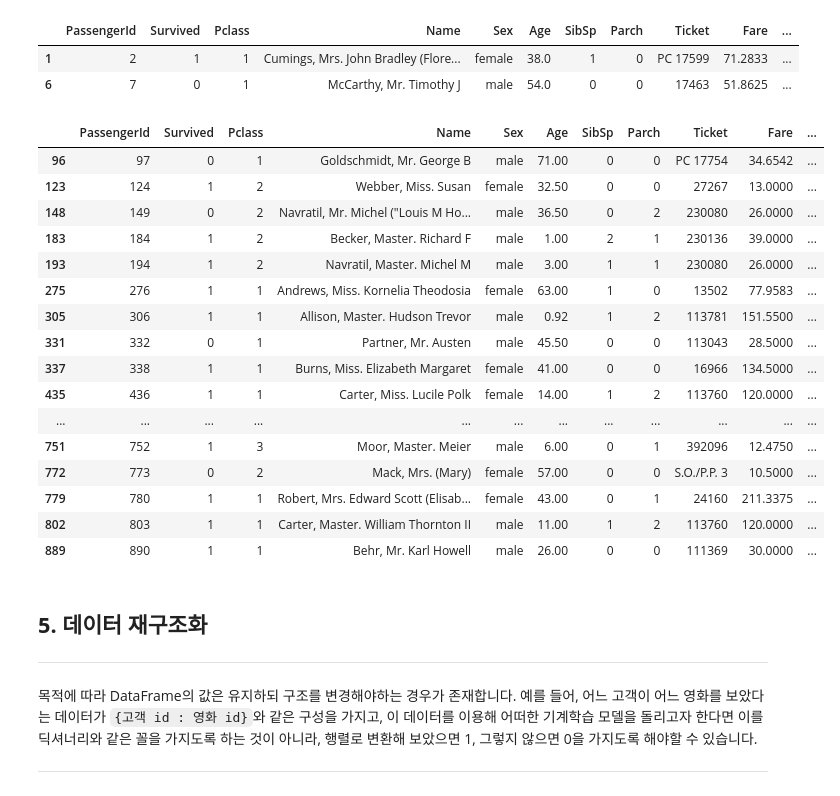
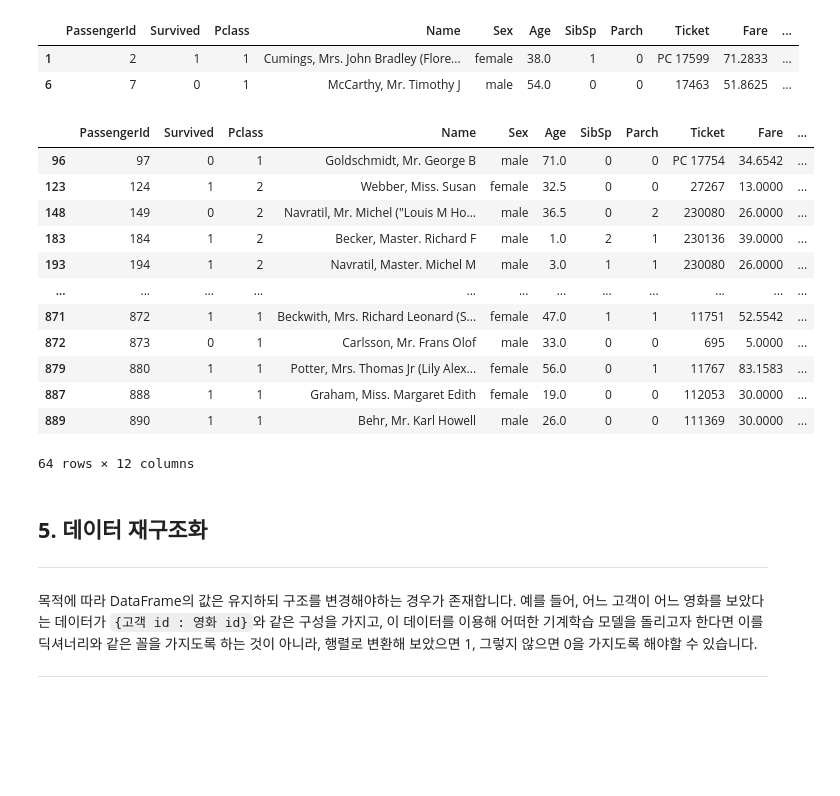
Before and after one commit to cwpark501/202211422, a Jupyter notebook: dap_w6_pub.ipynb, the cells around one changed output. Cells and saved outputs as stored; diff of their text form; code cells hidden in the pictures; blank space fills up the shorter version.

```diff
--- a/dap_w6_pub.ipynb
+++ b/dap_w6_pub.ipynb
@@ -395,24 +410,21 @@ df4
 | 6 | 7 | 0 | 1 | McCarthy, Mr. Timothy J | male | 54.0 | 0 | 0 | 17463 | 51.8625 | ... |
 # %%
 # 4-2. 나이('Age')가 전체 데이터셋에서 한 번만 나타나는(즉, 중복되지 않는) row들만을 남기고, 중복되는 row들을 전부 제거하세요.
+df4.drop_duplicates('Age', keep = 'last')
 # %% [output]
 |  | PassengerId | Survived | Pclass | Name | Sex | Age | SibSp | Parch | Ticket | Fare | ... |
-| 96 | 97 | 0 | 1 | Goldschmidt, Mr. George B | male | 71.00 | 0 | 0 | PC 17754 | 34.6542 | ... |
-| 123 | 124 | 1 | 2 | Webber, Miss. Susan | female | 32.50 | 0 | 0 | 27267 | 13.0000 | ... |
-| 148 | 149 | 0 | 2 | Navratil, Mr. Michel ("Louis M Ho... | male | 36.50 | 0 | 2 | 230080 | 26.0000 | ... |
-| 183 | 184 | 1 | 2 | Becker, Master. Richard F | male | 1.00 | 2 | 1 | 230136 | 39.0000 | ... |
-| 193 | 194 | 1 | 2 | Navratil, Master. Michel M | male | 3.00 | 1 | 1 | 230080 | 26.0000 | ... |
-| 275 | 276 | 1 | 1 | Andrews, Miss. Kornelia Theodosia | female | 63.00 | 1 | 0 | 13502 | 77.9583 | ... |
-| 305 | 306 | 1 | 1 | Allison, Master. Hudson Trevor | male | 0.92 | 1 | 2 | 113781 | 151.5500 | ... |
-| 331 | 332 | 0 | 1 | Partner, Mr. Austen | male | 45.50 | 0 | 0 | 113043 | 28.5000 | ... |
-| 337 | 338 | 1 | 1 | Burns, Miss. Elizabeth Margaret | female | 41.00 | 0 | 0 | 16966 | 134.5000 | ... |
-| 435 | 436 | 1 | 1 | Carter, Miss. Lucile Polk | female | 14.00 | 1 | 2 | 113760 | 120.0000 | ... |
+| 96 | 97 | 0 | 1 | Goldschmidt, Mr. George B | male | 71.0 | 0 | 0 | PC 17754 | 34.6542 | ... |
+| 123 | 124 | 1 | 2 | Webber, Miss. Susan | female | 32.5 | 0 | 0 | 27267 | 13.0000 | ... |
+| 148 | 149 | 0 | 2 | Navratil, Mr. Michel ("Louis M Ho... | male | 36.5 | 0 | 2 | 230080 | 26.0000 | ... |
+| 183 | 184 | 1 | 2 | Becker, Master. Richard F | male | 1.0 | 2 | 1 | 230136 | 39.0000 | ... |
+| 193 | 194 | 1 | 2 | Navratil, Master. Michel M | male | 3.0 | 1 | 1 | 230080 | 26.0000 | ... |
 | ... | ... | ... | ... | ... | ... | ... | ... | ... | ... | ... | ... |
-| 751 | 752 | 1 | 3 | Moor, Master. Meier | male | 6.00 | 0 | 1 | 392096 | 12.4750 | ... |
-| 772 | 773 | 0 | 2 | Mack, Mrs. (Mary) | female | 57.00 | 0 | 0 | S.O./P.P. 3 | 10.5000 | ... |
-| 779 | 780 | 1 | 1 | Robert, Mrs. Edward Scott (Elisab... | female | 43.00 | 0 | 1 | 24160 | 211.3375 | ... |
-| 802 | 803 | 1 | 1 | Carter, Master. William Thornton II | male | 11.00 | 1 | 2 | 113760 | 120.0000 | ... |
-| 889 | 890 | 1 | 1 | Behr, Mr. Karl Howell | male | 26.00 | 0 | 0 | 111369 | 30.0000 | ... |
+| 871 | 872 | 1 | 1 | Beckwith, Mrs. Richard Leonard (S... | female | 47.0 | 1 | 1 | 11751 | 52.5542 | ... |
+| 872 | 873 | 0 | 1 | Carlsson, Mr. Frans Olof | male | 33.0 | 0 | 0 | 695 | 5.0000 | ... |
+| 879 | 880 | 1 | 1 | Potter, Mrs. Thomas Jr (Lily Alex... | female | 56.0 | 0 | 1 | 11767 | 83.1583 | ... |
+| 887 | 888 | 1 | 1 | Graham, Miss. Margaret Edith | female | 19.0 | 0 | 0 | 112053 | 30.0000 | ... |
+| 889 | 890 | 1 | 1 | Behr, Mr. Karl Howell | male | 26.0 | 0 | 0 | 111369 | 30.0000 | ... |
+64 rows × 12 columns
 # %% [markdown]
 ## **5. 데이터 재구조화**
 
```
Also changed, not shown: parts of 19 cells of this notebook.
